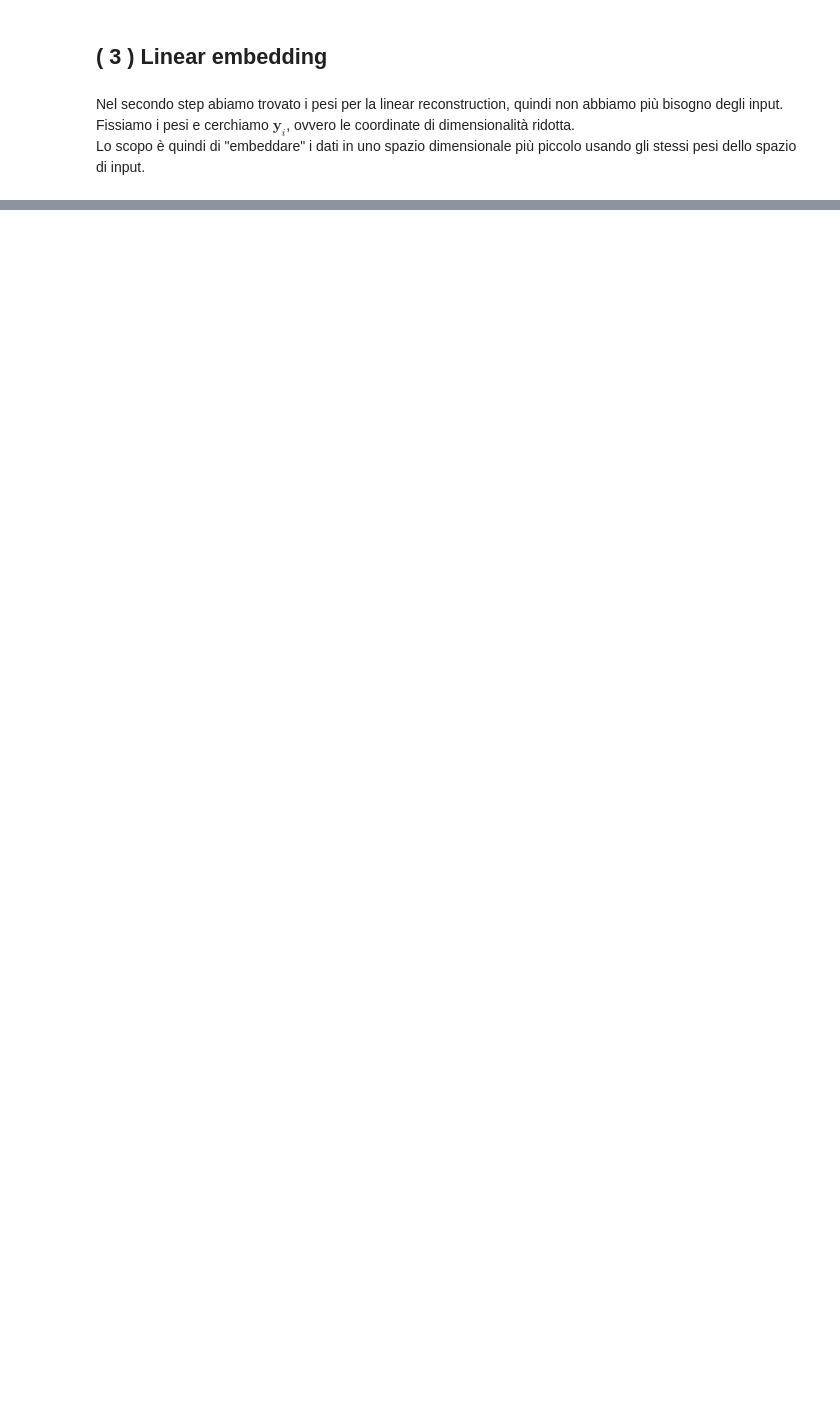
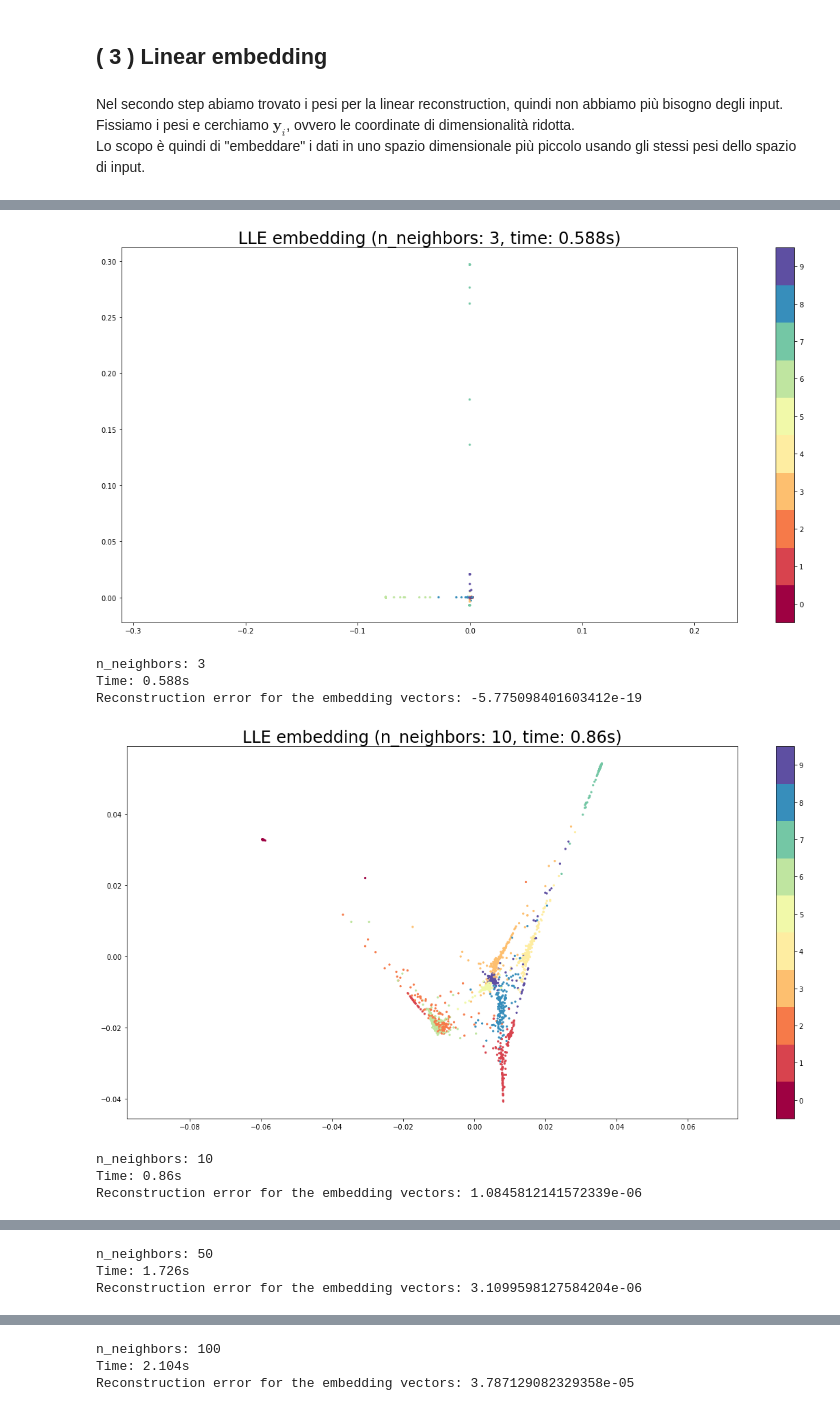
Before and after one commit to fratorgano/dimensionality-reduction, a Jupyter notebook: lle/lle.ipynb, the cells around one changed output, grey strips where cells are left out. Drawn from its saved outputs; the diff is of its cells as text; code cells hidden in the pictures; blank space fills up the shorter version.

```diff
--- a/lle/lle.ipynb
+++ b/lle/lle.ipynb
@@ -390,0 +226,61 @@ Riassumendo, l'algoritmo LLE funziona nel seguente modo:
+# %%
+def disegna (X, y, title):
+    plt.scatter(X[:, 0], X[:, 1], c=y, cmap='Spectral', s=5)
+    plt.gca().set_aspect('equal', 'datalim')
+    plt.colorbar(boundaries=np.arange(11)-0.5).set_ticks(np.arange(10))
+    plt.title(title, fontsize=24)
+    plt.show()
+
+def elabora_lle_2c (X, n_neighbors):
+    startTime = time.time()
+    reduced, err = manifold.locally_linear_embedding(X, n_neighbors=n_neighbors, n_components=2)
+    my_time = time.time() - startTime
+
+    title = f'LLE embedding (n_neighbors: {n_neighbors}, time: {round(my_time, 3)}s)'
+    disegna(reduced, y_digits, title=title)
+
+    print(f"n_neighbors: {n_neighbors}")
+    print(f"Time: {round(my_time, 3)}s")
+    print(f"Reconstruction error for the embedding vectors: {err}")
+# %%
+neighbors = 3
+elabora_lle_2c(X_digits, neighbors)
+
+# -------------------------------------------------
+
+neighbors = 10
+elabora_lle_2c(X_digits, neighbors)
+
+# -------------------------------------------------
+
+neighbors = 50
+elabora_lle_2c(X_digits, neighbors)
+
+# -------------------------------------------------
+
+neighbors = 100
+elabora_lle_2c(X_digits, neighbors)
+
+# -------------------------------------------------
+
+neighbors = 200
+elabora_lle_2c(X_digits, neighbors)
+
+# -------------------------------------------------
+
+neighbors = 500
+elabora_lle_2c(X_digits, neighbors)
+
+# -------------------------------------------------
+
+neighbors = 1000
+elabora_lle_2c(X_digits, neighbors)
+# %% [output]
+[figure, added]
+n_neighbors: 3
+Time: 0.588s
+Reconstruction error for the embedding vectors: -5.775098401603412e-19
+[figure, added]
+n_neighbors: 10
+Time: 0.86s
+Reconstruction error for the embedding vectors: 1.0845812141572339e-06
@@ -390,0 +288,3 @@ Riassumendo, l'algoritmo LLE funziona nel seguente modo:
+n_neighbors: 50
+Time: 1.726s
+Reconstruction error for the embedding vectors: 3.1099598127584204e-06
@@ -390,0 +292,3 @@ Riassumendo, l'algoritmo LLE funziona nel seguente modo:
+n_neighbors: 100
+Time: 2.104s
+Reconstruction error for the embedding vectors: 3.787129082329358e-05
```
Also changed, not shown: parts of 28 cells of this notebook.
